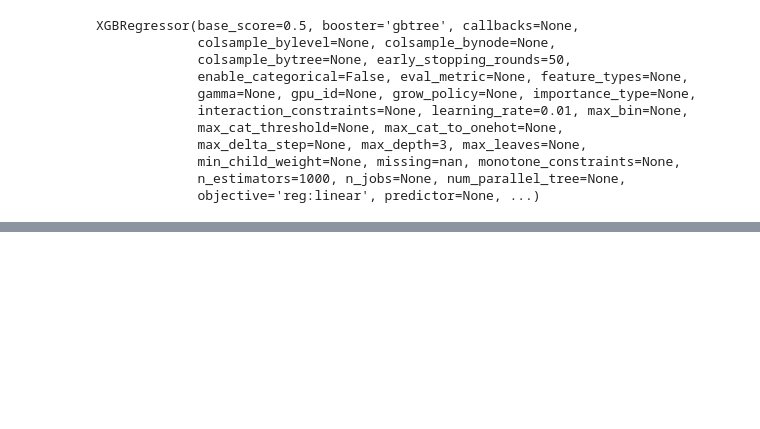
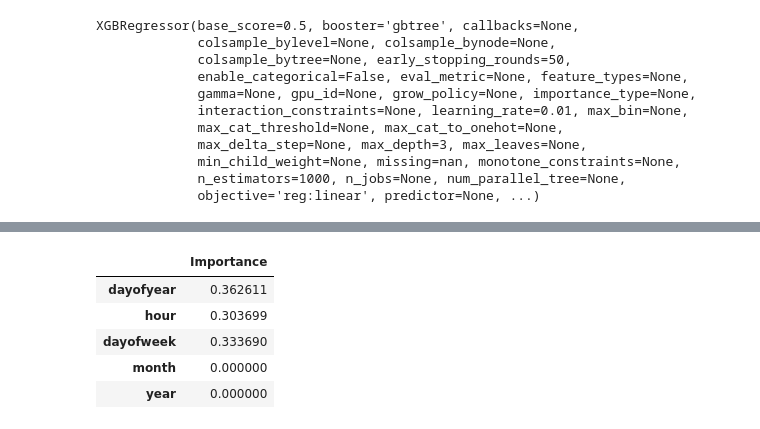
Before and after one commit to Winfry/PowerPredictionKe, a Jupyter notebook: RabaiPower.ipynb, the cells around one changed output, grey strips where cells are left out. Saved outputs shown, nothing was run; the diff lists cells and outputs as text; code cells hidden in the pictures; blank space fills up the shorter version.

```diff
--- a/RabaiPower.ipynb
+++ b/RabaiPower.ipynb
@@ -308,0 +306,10 @@ You can try to debug the error by setting error_score='raise'.
+# %%
+fea = pd.DataFrame(data=reg.feature_importances_,index=reg.get_booster().feature_names,columns=['Importance'])
+fea
+# %% [output]
+|  | Importance |
+| dayofyear | 0.362611 |
+| hour | 0.303699 |
+| dayofweek | 0.333690 |
+| month | 0.000000 |
+| year | 0.000000 |
```
Also changed, not shown: parts of 6 cells of this notebook.
